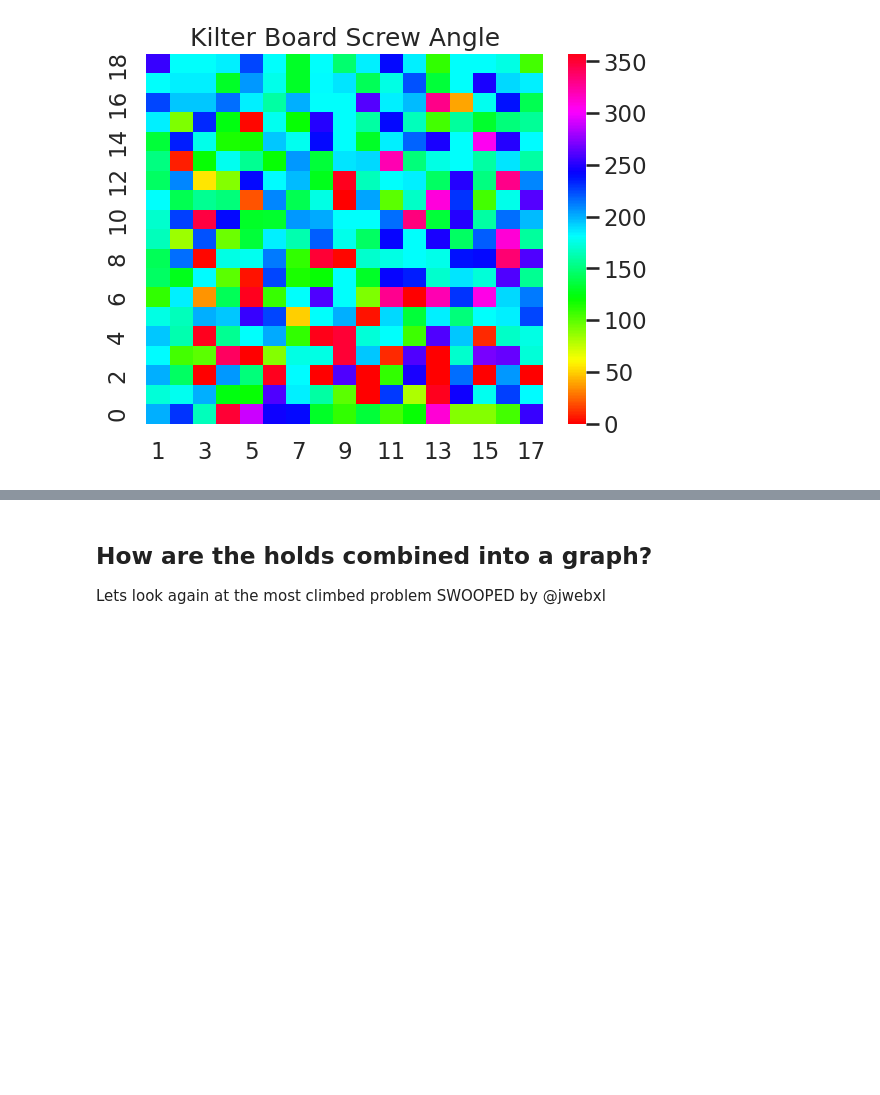
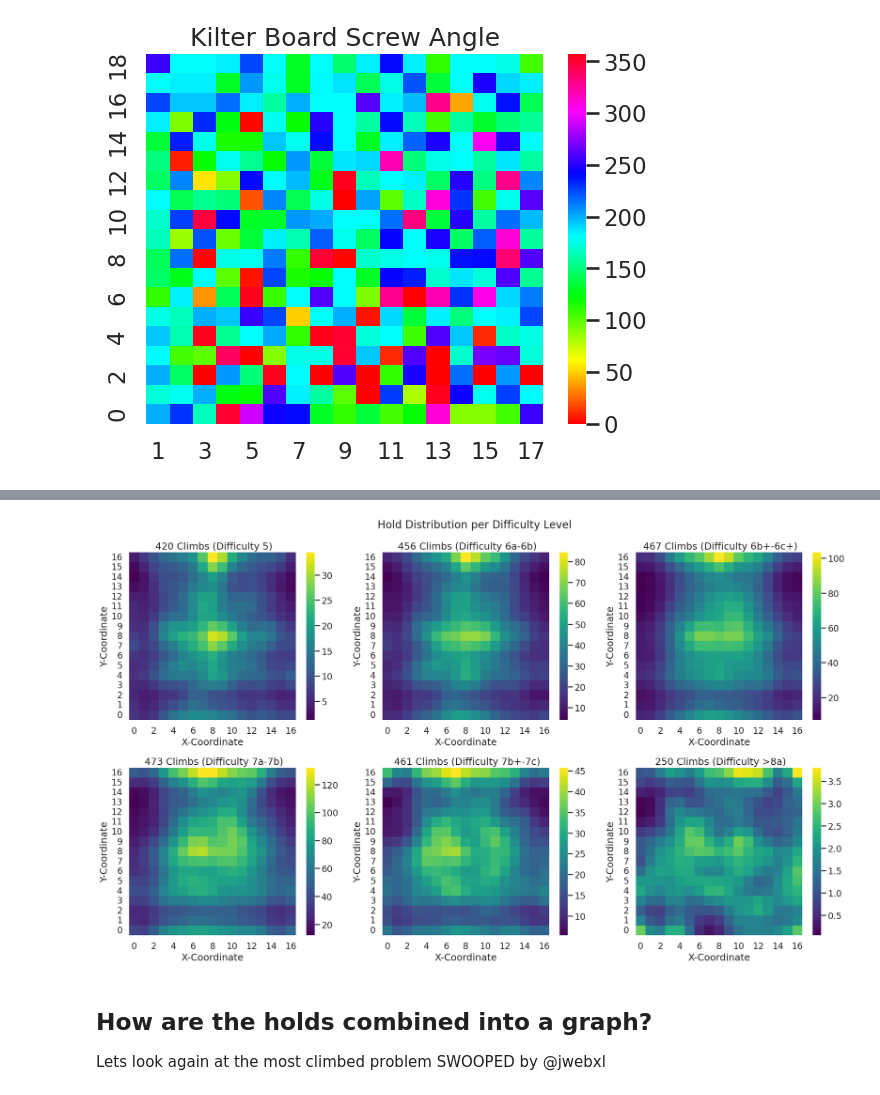
Before and after one commit to TomPlt/KilterBot, a Jupyter notebook: eda.ipynb, the cells around one changed output, grey strips where cells are left out. Saved outputs shown, nothing was run; the diff lists cells and outputs as text; code cells hidden in the pictures; blank space fills up the shorter version.

```diff
--- a/eda.ipynb
+++ b/eda.ipynb
@@ -154,3 +197,38 @@ plt.show()
+# %%
+import matplotlib.pyplot as plt
+import numpy as np
+import seaborn as sns
+from scipy.ndimage import gaussian_filter
+
+difficulties = ["5", "6a-6b", "6b+-6c+", "7a-7b", "7b+-7c", ">8a"]
+fig, axs = plt.subplots(2, 3, figsize=(20, 12))
+fig.suptitle('Hold Distribution per Difficulty Level', fontsize=20)
+axs = axs.flatten()
+
+for i, difficulty in enumerate(difficulties):
+    coordinates = df_nodes.loc[list(all_node_counts[difficulty].keys())][['x', 'y']].values
+    values = np.array(list(all_node_counts[difficulty].values()))
+    grid_size = 18
+    x_max, y_max = np.max(coordinates, axis=0)
+    x_bins = np.linspace(0, x_max, grid_size)
+    y_bins = np.linspace(0, y_max, grid_size)
+
+    grid, _, _ = np.histogram2d(coordinates[:,0], coordinates[:,1], bins=[x_bins, y_bins], weights=values)
+
+    # Applying Gaussian smoothing
+    sigma = 1  # Standard deviation of the Gaussian filter. You might adjust this value.
+    smoothed_grid = gaussian_filter(grid, sigma=sigma)
+
+    sns.heatmap(smoothed_grid.T, cmap='viridis', annot=False, ax=axs[i])
+    axs[i].set_title(f' {len(all_node_counts[difficulty].keys())} Climbs (Difficulty {difficulty})')
+    axs[i].set_xlabel('X-Coordinate')
+    axs[i].set_ylabel('Y-Coordinate')
+    axs[i].invert_yaxis()
+
+plt.tight_layout()
+plt.show()
+# %% [output]
+[figure, added]
 # %% [markdown]
 ## How are the holds combined into a graph?
 Lets look again at the most climbed problem SWOOPED by @jwebxl
```
Also changed, not shown: parts of 8 cells of this notebook, 2 other files.
